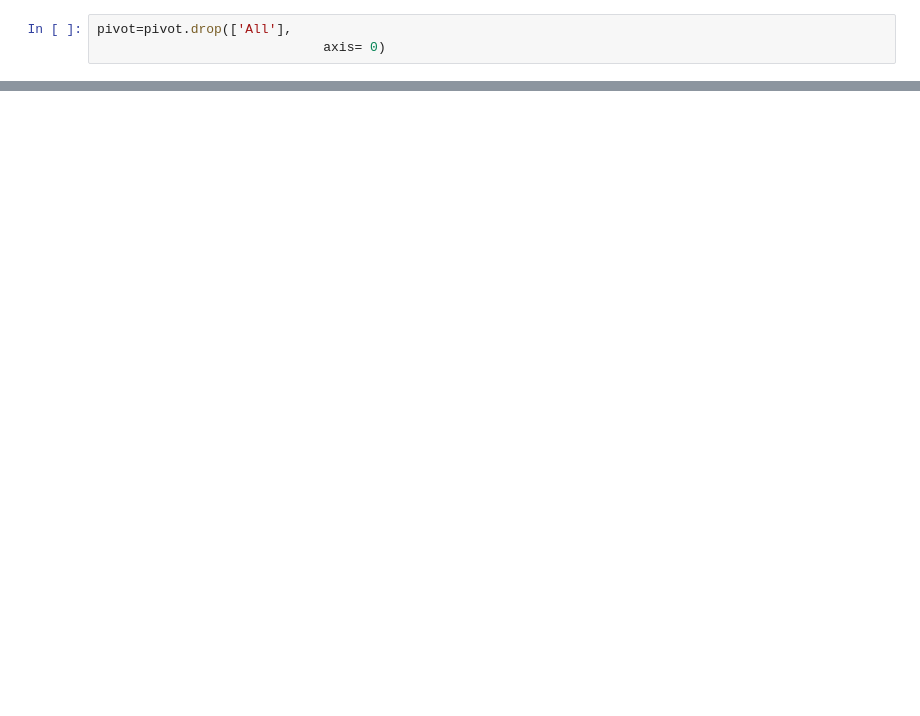
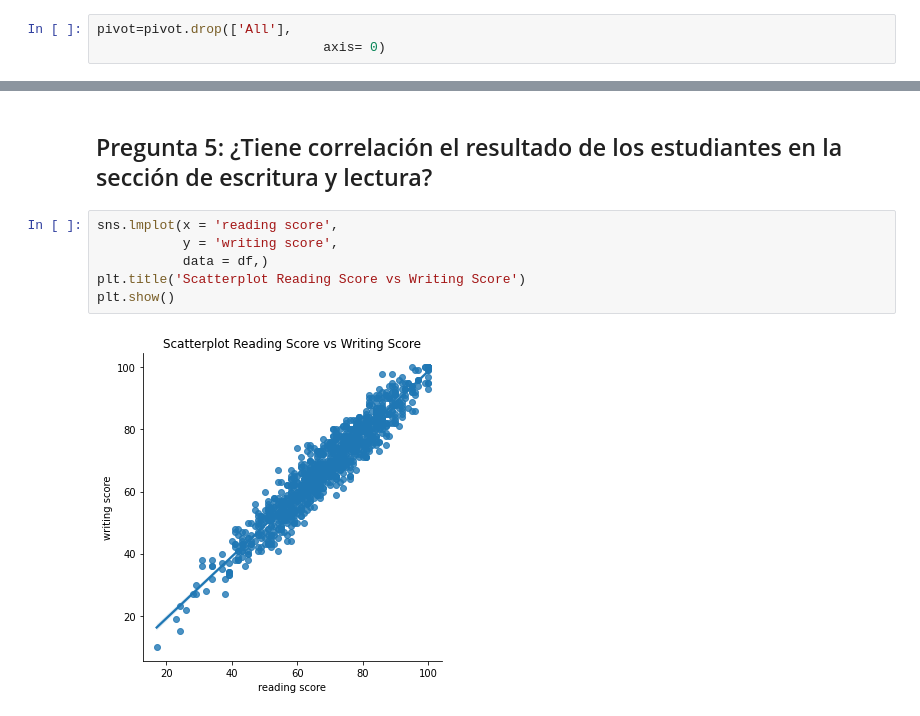
Before and after one commit to BarbaraMarcos/Visualizacion, a Jupyter notebook: Presentación Intermedia.ipynb, the cells around one changed output, grey strips where cells are left out. Drawn from its saved outputs; the diff is of its cells as text; blank space fills up the shorter version.

```diff
--- a/Presentación Intermedia.ipynb
+++ b/Presentación Intermedia.ipynb
@@ -206,0 +195,10 @@ Se observa que la gente que pertenece a la raza/etnicidad del grupo E obtuvo un
+# %% [markdown]
+## Pregunta 5: ¿Tiene correlación el resultado de los estudiantes en la sección de escritura y lectura?
+# %%
+sns.lmplot(x = 'reading score',
+           y = 'writing score',
+           data = df,)
+plt.title('Scatterplot Reading Score vs Writing Score')
+plt.show()
+# %% [output]
+[figure, added]
```
Also changed, not shown: parts of 9 cells of this notebook.
